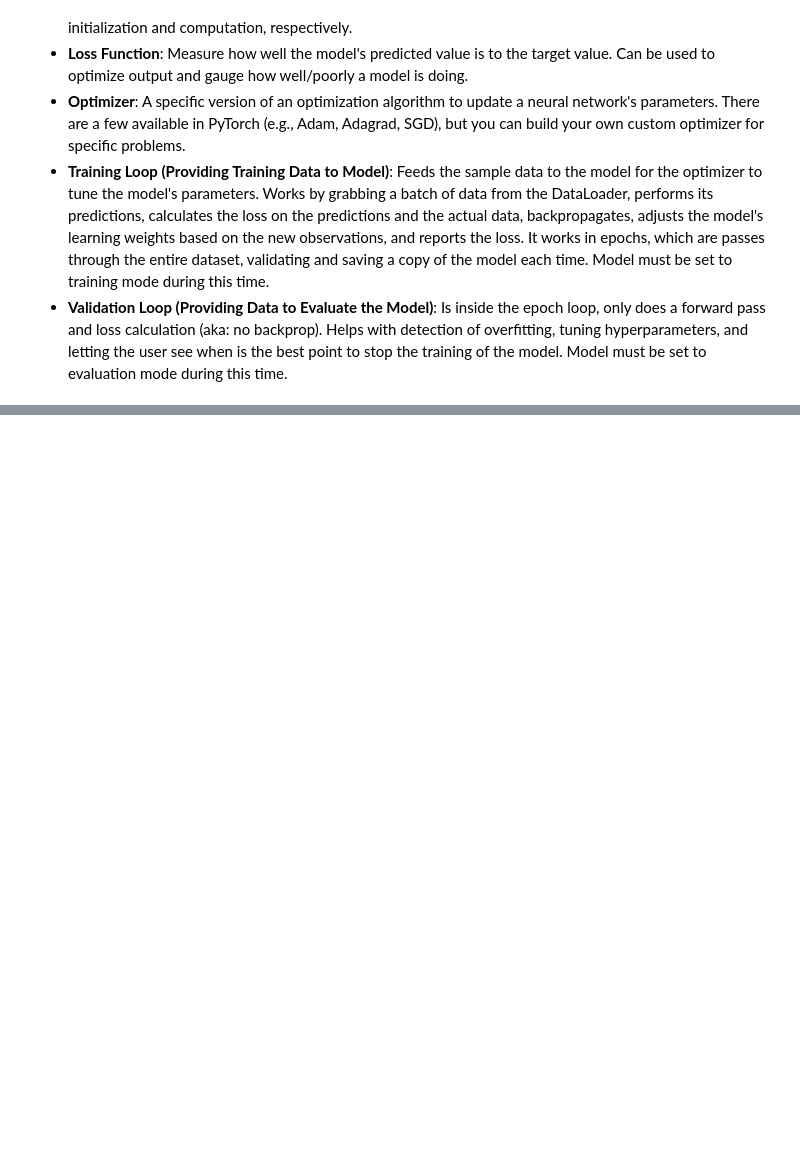
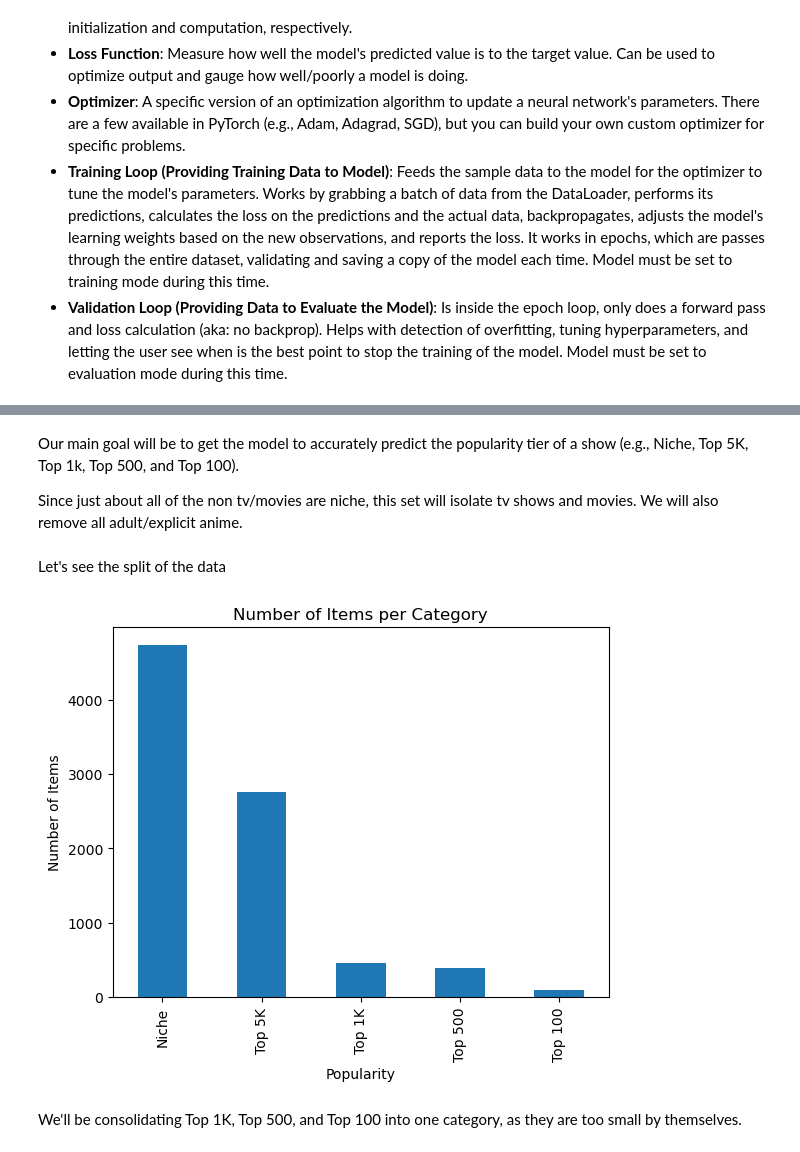
Before and after one commit to Lu-Rin-e/CS5324-Machine-Learning-Labs, a Jupyter notebook: Lab3.ipynb, the cells around one changed output, grey strips where cells are left out. Cells and saved outputs as stored; diff of their text form; code cells hidden in the pictures; blank space fills up the shorter version.

Commit message:
Establish goal and clean datatable
Goal of this model: Determine if an anime has a popularity ranking of "niche," "top 5K," or "top 1k"

```diff
--- a/Lab3.ipynb
+++ b/Lab3.ipynb
@@ -14,0 +18,12 @@
+# %%
+# importing dataset - Anime Dataset
+
+import pandas as pd
+import numpy as np
+import matplotlib.pyplot as plt
+
+print ('Pandas:', pd.__version__)
+print('Numpy:', np.__version__)
+
+df = pd.read_csv('https://raw.githubusercontent.com/Lu-Rin-e/CS5324-Machine-Learning-Labs/refs/heads/main/anime_dataset_20k.csv')
+df.head()
@@ -14,0 +40,26 @@
+# %% [markdown]
+Our main goal will be to get the model to accurately predict the popularity tier of a show (e.g., Niche, Top 5K, Top 1k, Top 500, and Top 100).
+
+Since just about all of the non tv/movies are niche, this set will isolate tv shows and movies. We will also remove all adult/explicit anime.
+# %%
+# Removing Adult/Explicit Anime
+df = df[df.is_adult == False]
+
+#Removing is_adult column
+del df['is_adult']
+
+# Removing all items that aren't TV shows or Movies
+df = df[(df.type == 'TV') | (df.type == 'MOVIE')]
+# %% [markdown]
+Let's see the split of the data
+# %%
+df['popularity_tier'].value_counts().plot(kind="bar")
+
+plt.xlabel("Popularity")
+plt.ylabel("Number of Items")
+plt.title("Number of Items per Category")
+plt.show()
+# %% [output]
+[figure, added]
+# %% [markdown]
+We'll be consolidating Top 1K, Top 500, and Top 100 into one category, as they are too small by themselves.
```
Also changed, not shown: parts of 6 cells of this notebook, 1 other file.
